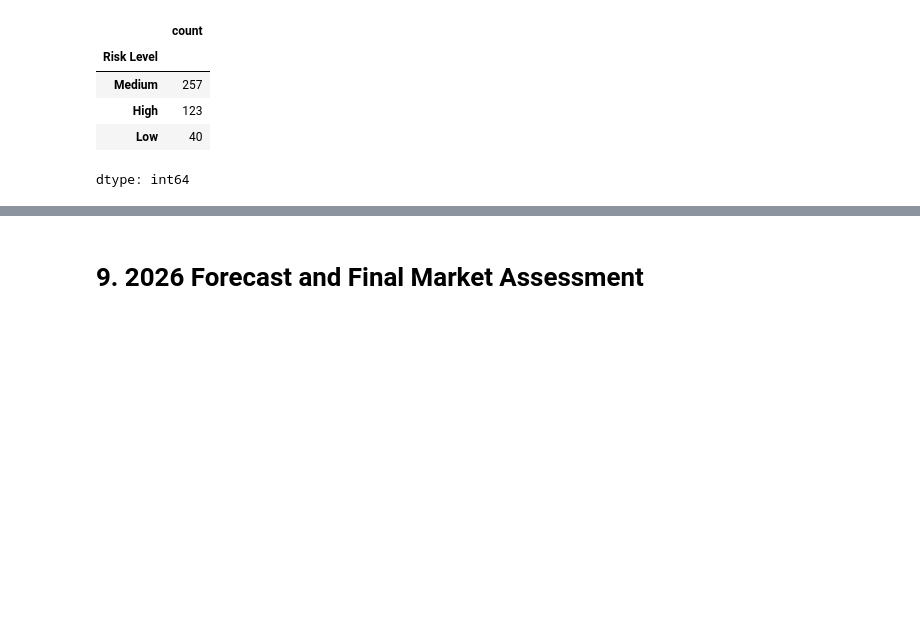
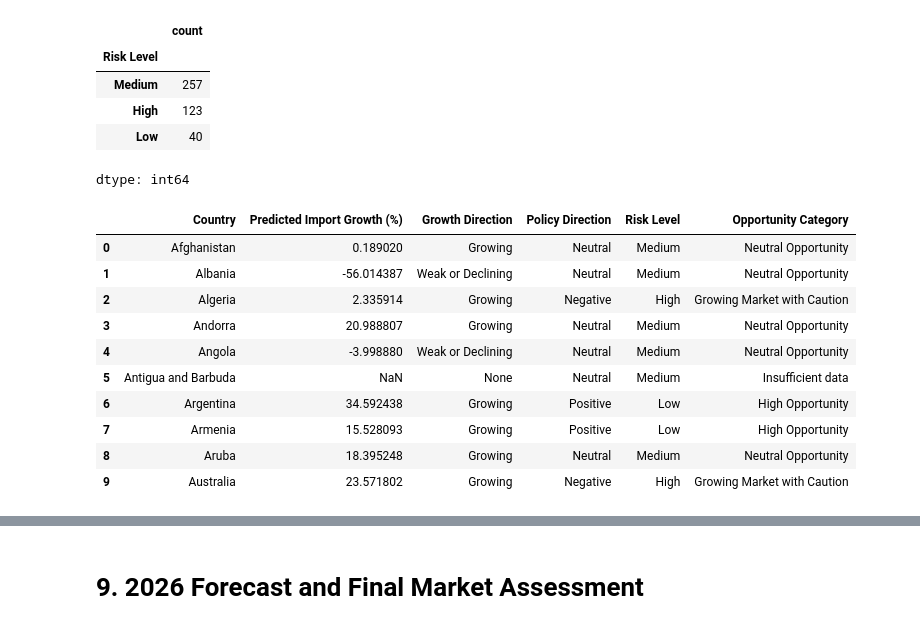
Before and after one commit to atessberfin/voltradar, a Jupyter notebook: notebooks/VoltRadar_Masters_Thesis.ipynb, the cells around one changed output, grey strips where cells are left out. Cells and saved outputs as stored; diff of their text form; code cells hidden in the pictures; blank space fills up the shorter version.

Commit message:
Fix growth direction classification

```diff
--- a/notebooks/VoltRadar_Masters_Thesis.ipynb
+++ b/notebooks/VoltRadar_Masters_Thesis.ipynb
@@ -4777,3 +4777,77 @@ Risk level distribution:
 | High | 123 |
 | Low | 40 |
 dtype: int64
+# %%
+def classify_growth_direction(growth):
+
+    if pd.isna(growth):
+        return None
+
+    if growth > 0:
+        return "Growing"
+
+    return "Weak or Declining"
+
+
+market_opportunity_df["Growth Direction"] = (
+    market_opportunity_df["Predicted Import Growth (%)"]
+    .apply(classify_growth_direction)
+)
+
+def classify_market_opportunity(row):
+
+    growth_direction = row["Growth Direction"]
+    policy_direction = row["Policy Direction"]
+
+    if pd.isna(growth_direction) or pd.isna(policy_direction):
+        return "Insufficient data"
+
+    if policy_direction == "Neutral":
+        return "Neutral Opportunity"
+
+    if growth_direction == "Growing" and policy_direction == "Positive":
+        return "High Opportunity"
+
+    if growth_direction == "Growing" and policy_direction == "Negative":
+        return "Growing Market with Caution"
+
+    if growth_direction == "Weak or Declining" and policy_direction == "Negative":
+        return "High Risk"
+
+    if growth_direction == "Weak or Declining" and policy_direction == "Positive":
+        return "Potential Future Opportunity"
+
+    return "Insufficient data"
+
+
+market_opportunity_df["Opportunity Category"] = (
+    market_opportunity_df.apply(
+        classify_market_opportunity,
+        axis=1
+    )
+)
+
+display(
+    market_opportunity_df[
+        [
+            "Country",
+            "Predicted Import Growth (%)",
+            "Growth Direction",
+            "Policy Direction",
+            "Risk Level",
+            "Opportunity Category"
+        ]
+    ].head(10)
+)
+# %% [output]
+|  | Country | Predicted Import Growth (%) | Growth Direction | Policy Direction | Risk Level | Opportunity Category |
+| 0 | Afghanistan | 0.189020 | Growing | Neutral | Medium | Neutral Opportunity |
+| 1 | Albania | -56.014387 | Weak or Declining | Neutral | Medium | Neutral Opportunity |
+| 2 | Algeria | 2.335914 | Growing | Negative | High | Growing Market with Caution |
+| 3 | Andorra | 20.988807 | Growing | Neutral | Medium | Neutral Opportunity |
+| 4 | Angola | -3.998880 | Weak or Declining | Neutral | Medium | Neutral Opportunity |
+| 5 | Antigua and Barbuda | NaN | None | Neutral | Medium | Insufficient data |
+| 6 | Argentina | 34.592438 | Growing | Positive | Low | High Opportunity |
+| 7 | Armenia | 15.528093 | Growing | Positive | Low | High Opportunity |
+| 8 | Aruba | 18.395248 | Growing | Neutral | Medium | Neutral Opportunity |
+| 9 | Australia | 23.571802 | Growing | Negative | High | Growing Market with Caution |
```
Also changed, not shown: parts of 3 cells of this notebook.
